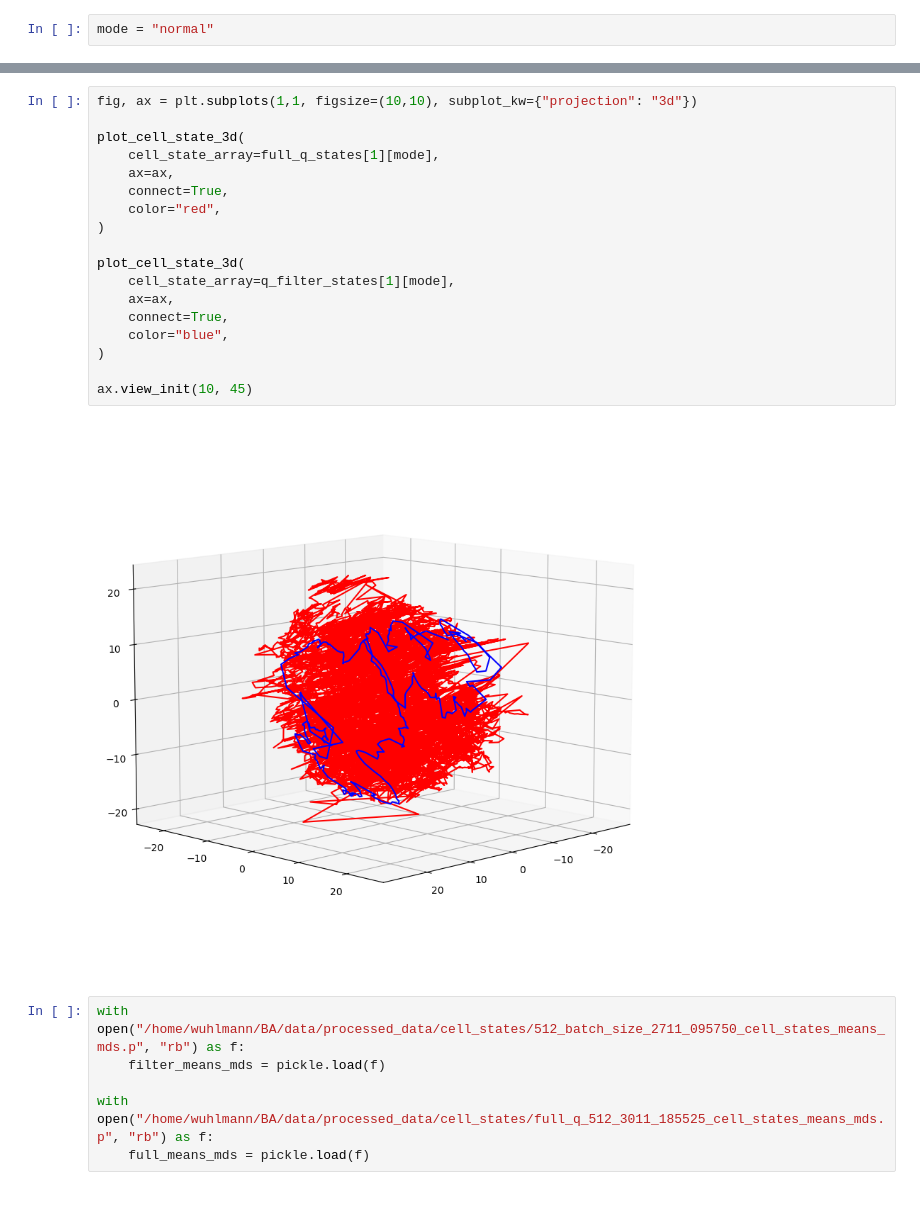
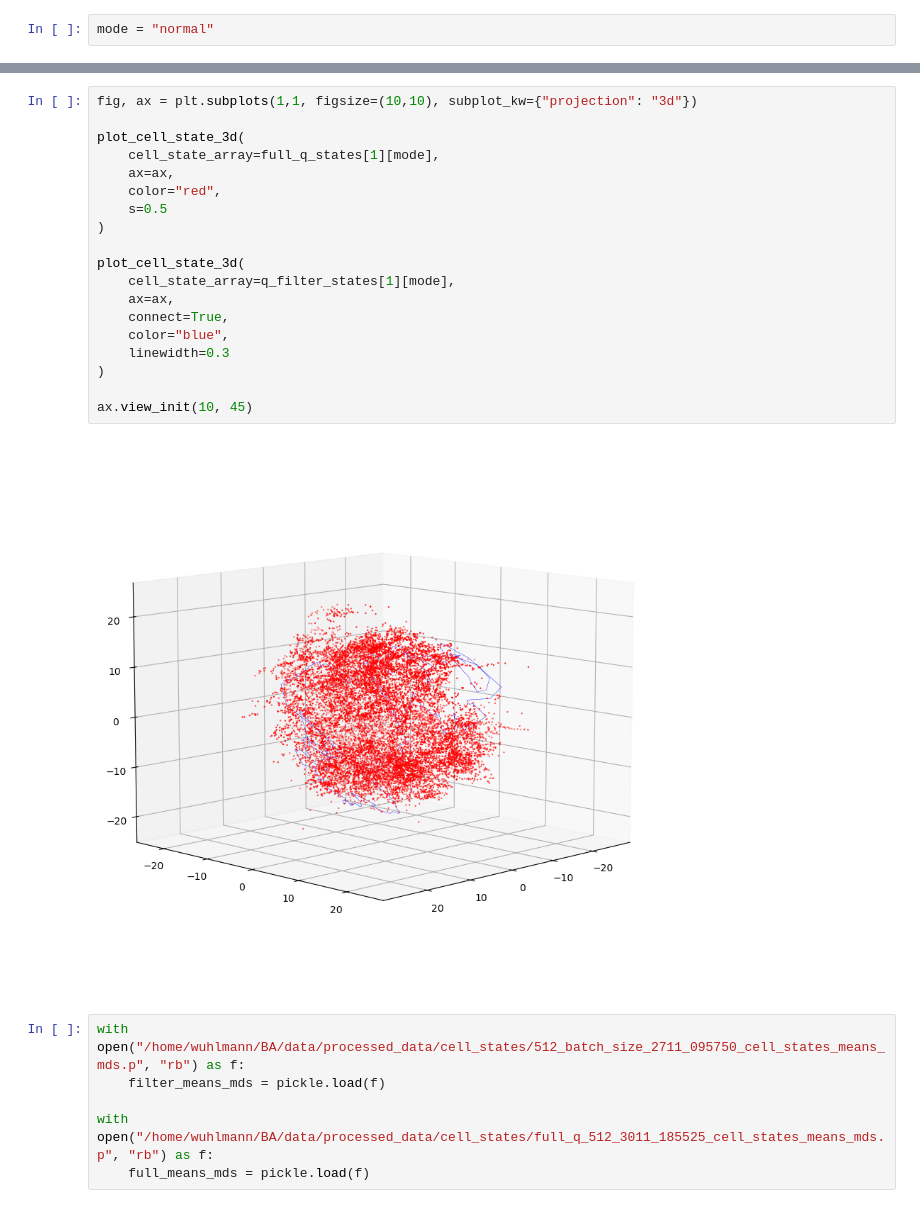
Before and after one commit to tripleUU-U/lamah-ce_lstm, a Jupyter notebook: analysis/state_analysis.ipynb, the cells around one changed output, grey strips where cells are left out. Cells and saved outputs as stored; diff of their text form.

```diff
--- a/analysis/state_analysis.ipynb
+++ b/analysis/state_analysis.ipynb
@@ -67,23 +68,24 @@ plt.tight_layout()
 # %%
 fig, ax = plt.subplots(1,1, figsize=(10,10), subplot_kw={"projection": "3d"})
 
 plot_cell_state_3d(
     cell_state_array=full_q_states[1][mode],
     ax=ax,
-    connect=True,
     color="red",
+    s=0.5
 )
 
 plot_cell_state_3d(
     cell_state_array=q_filter_states[1][mode],
     ax=ax,
 	connect=True,
     color="blue",
+	linewidth=0.3
 )
 
 ax.view_init(10, 45)
 # %% [output]
-[figure, old version]
+[figure, new version]
 # %%
 with open("/home/wuhlmann/BA/data/processed_data/cell_states/512_batch_size_2711_095750_cell_states_means_mds.p", "rb") as f:
     filter_means_mds = pickle.load(f)
```
Also changed, not shown: parts of 8 cells of this notebook, 1 other file.
